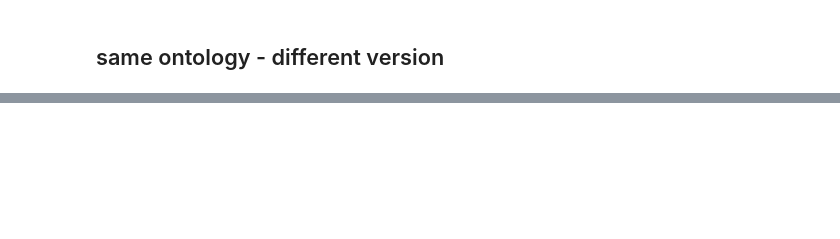
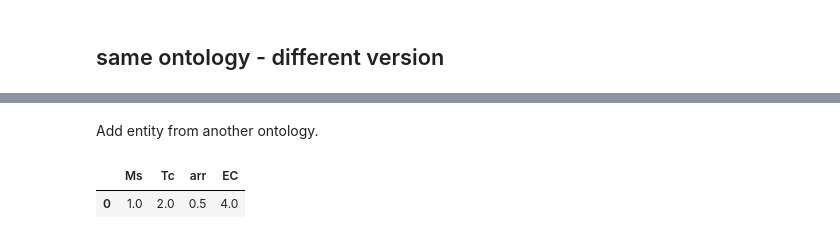
Before and after one commit to MaMMoS-project/mammos-entity, a Jupyter notebook: examples/new_ontology/new_ontology.ipynb, the cells around one changed output, grey strips where cells are left out. Drawn from its saved outputs; the diff is of its cells as text; code cells hidden in the pictures; blank space fills up the shorter version.

```diff
--- a/examples/new_ontology/new_ontology.ipynb
+++ b/examples/new_ontology/new_ontology.ipynb
@@ -95,0 +155,3 @@ mag.thing
+# %%
+ec = me.EntityCollection(Ms=me.Ms(1), Tc=me.Tc(2), arr=[0.5])
+ec
@@ -95,0 +160,16 @@ mag.thing
+# %% [markdown]
+Add entity from another ontology.
+# %%
+o = me.Ontology(
+    iris=[
+        "file://electrochemistry-inferred-0.37.2.ttl",
+    ],
+)
+o.initialize()
+ec.EC = o.Entity("ElementaryCharge", 4.0)
+# %%
+data = ec.to_dataframe()
+data
+# %% [output]
+|  | Ms | Tc | arr | EC |
+| 0 | 1.0 | 2.0 | 0.5 | 4.0 |
```
Also changed, not shown: parts of 48 cells of this notebook, 6 other files.
